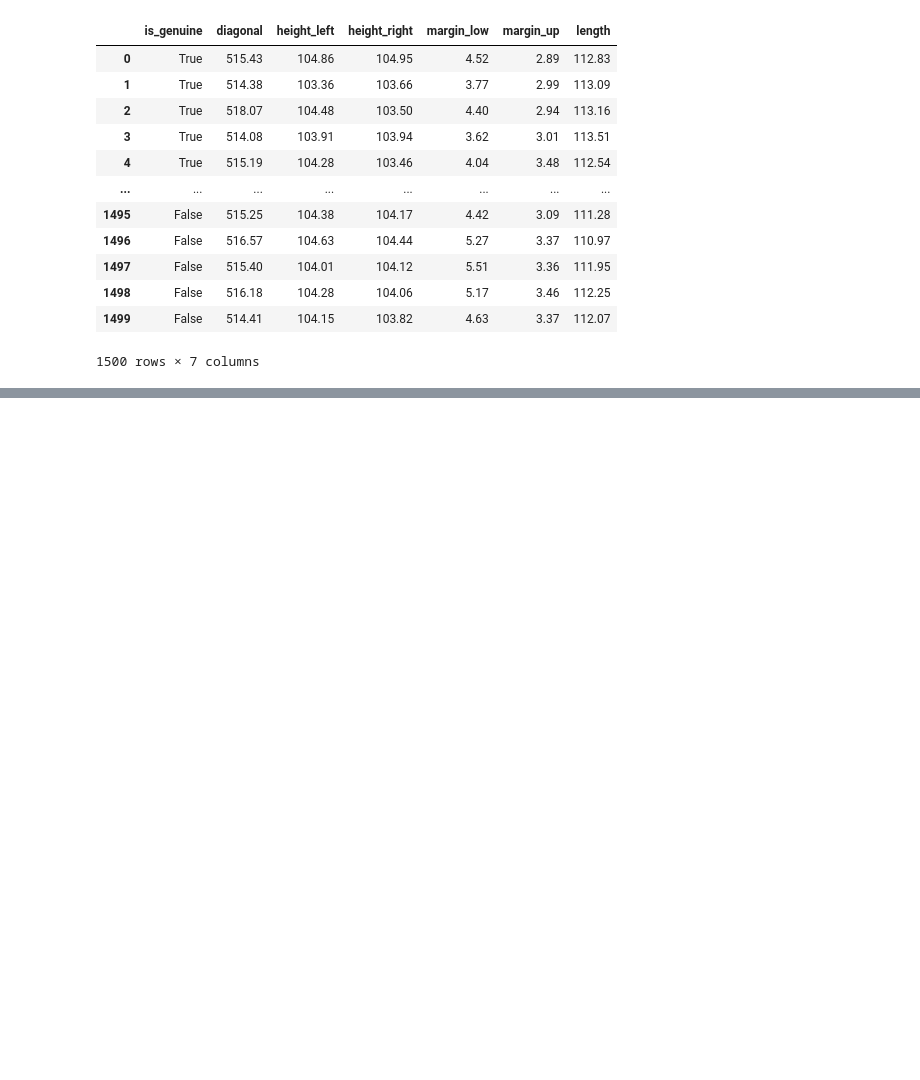
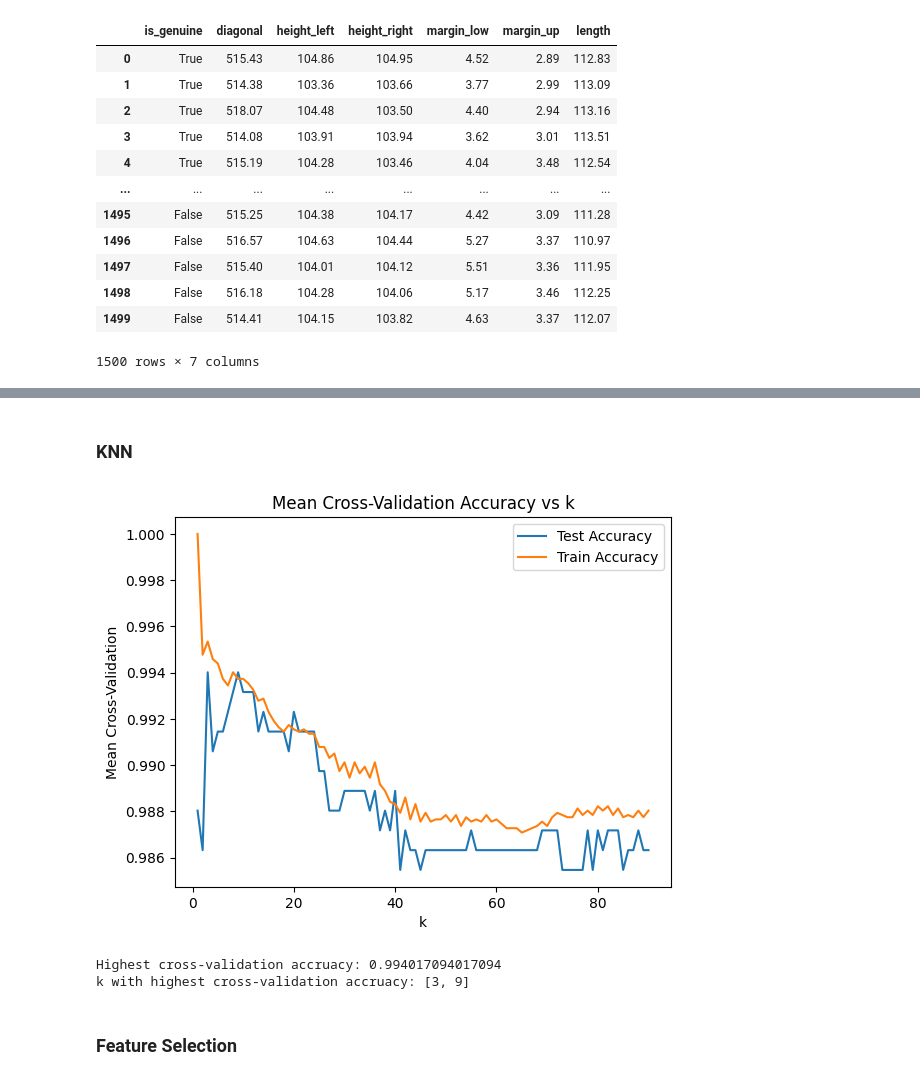
Before and after one commit to zaherarman/machine-learning, a Jupyter notebook: Banknote Authenticity Detection.ipynb, the cells around one changed output, grey strips where cells are left out. Cells and saved outputs as stored; diff of their text form; code cells hidden in the pictures; blank space fills up the shorter version.

```diff
--- a/Banknote Authenticity Detection.ipynb
+++ b/Banknote Authenticity Detection.ipynb
@@ -22,0 +118,46 @@ df
+# %% [markdown]
+### KNN
+# %%
+from sklearn.neighbors import KNeighborsClassifier
+from sklearn.model_selection import cross_validate
+
+scaler2 = StandardScaler()
+X_train_scaled = scaler2.fit_transform(X_train)
+X_test_scaled = scaler2.transform(X_test)
+
+cv_results_test = pd.Series(index=np.arange(1, 91), dtype=float)
+cv_results_train = pd.Series(index=np.arange(1, 91), dtype=float)
+
+for k in range(1, 91):
+    knn_model = KNeighborsClassifier(n_neighbors=k)
+    cv_result = cross_validate(
+        knn_model,
+        X_train_scaled,
+        y_train,
+        cv=10,
+        return_train_score=True,
+        scoring='accuracy'
+    )
+
+    cv_results_test.loc[k] = cv_result['test_score'].mean()
+    cv_results_train.loc[k] = cv_result['train_score'].mean()
+
+cv_results_test.plot(label="Test Accuracy")
+cv_results_train.plot(label="Train Accuracy")
+plt.title("Mean Cross-Validation Accuracy vs k")
+plt.ylabel("Mean Cross-Validation")
+plt.xlabel("k")
+plt.legend()
+plt.show()
+
+max_val_test = cv_results_test.max()
+best_k_test = cv_results_test[cv_results_test == max_val_test].index.tolist()
+
+print(f"Highest cross-validation accruacy: {max_val_test}")
+print(f"k with highest cross-validation accruacy: {best_k_test}")
+# %% [output]
+[figure, added]
+Highest cross-validation accruacy: 0.994017094017094
+k with highest cross-validation accruacy: [3, 9]
+# %% [markdown]
+### Feature Selection
```
Also changed, not shown: parts of 29 cells of this notebook.
